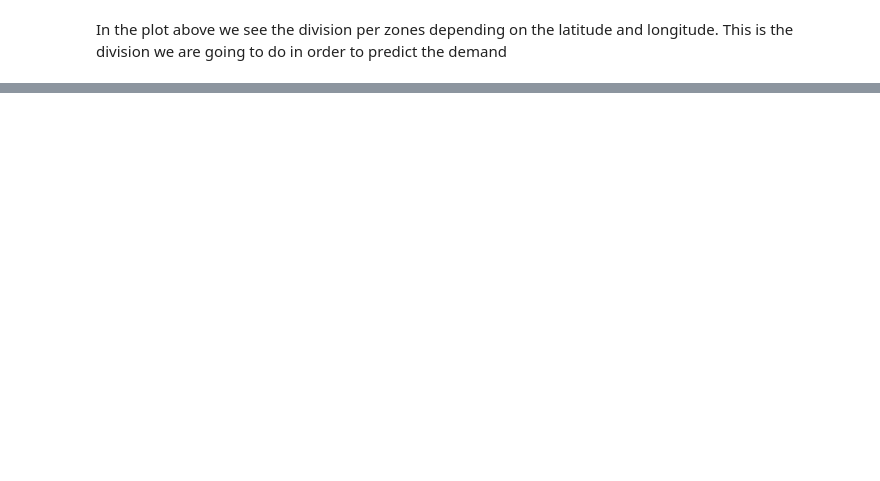
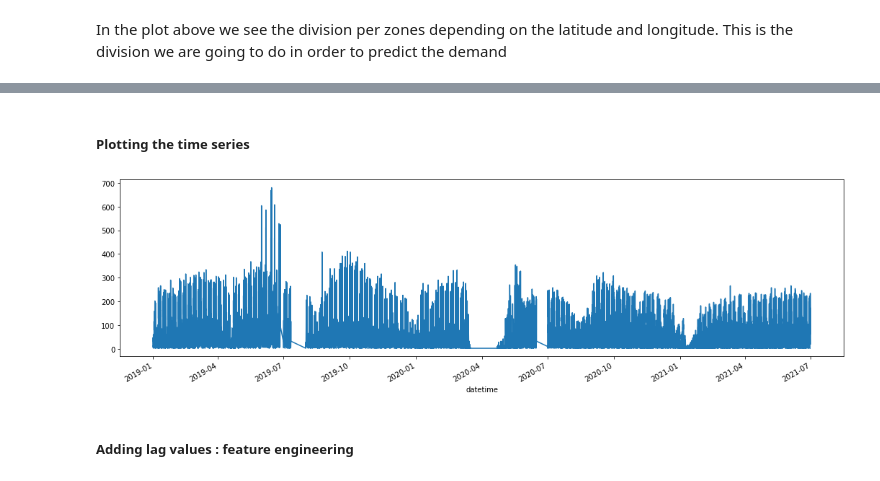
Before and after one commit to paulamartinm/bicimad_prevision_tfm, a Jupyter notebook: Notebooks/4. Models demand per zones.ipynb, the cells around one changed output, grey strips where cells are left out. Cells and saved outputs as stored; diff of their text form; code cells hidden in the pictures; blank space fills up the shorter version.

```diff
--- a/Notebooks/4. Models demand per zones.ipynb
+++ b/Notebooks/4. Models demand per zones.ipynb
@@ -139,0 +300,6 @@ In the plot above we see the division per zones depending on the latitude and lo
+# %%
+rides_per_zone_1 = rides_per_station[rides_per_station['postal_code']=="28001_0"]
+#rides_per_zone_1 = rides_per_zone_1
+# %%
+rides_per_zone_1 = rides_per_zone_1.groupby(['date', 'weekday', 'hour', 'month',
+                                             'year', 'time','datetime']).rides.sum().reset_index()
@@ -139,0 +322,9 @@ In the plot above we see the division per zones depending on the latitude and lo
+# %%
+#Converting the column datetime to a datetime format
+rides_per_zone_1['datetime'] = pd.to_datetime(rides_per_zone_1['datetime'])
+# %%
+#Resample to fill all values of the time series
+rides_per_zone_1.set_index('datetime',inplace=True)
+rides_per_zone_1.sort_index(inplace=True)
+rides_per_zone_1.resample('1H').sum()
+rides_per_zone_1
@@ -139,0 +346,11 @@ In the plot above we see the division per zones depending on the latitude and lo
+# %% [markdown]
+##### Plotting the time series
+# %%
+plt.figure(figsize=(18,5))
+
+rides_per_zone_1['rides'].plot()
+plt.show()
+# %% [output]
+[figure, added]
+# %% [markdown]
+##### Adding lag values : feature engineering
```
Also changed, not shown: parts of 78 cells of this notebook.
